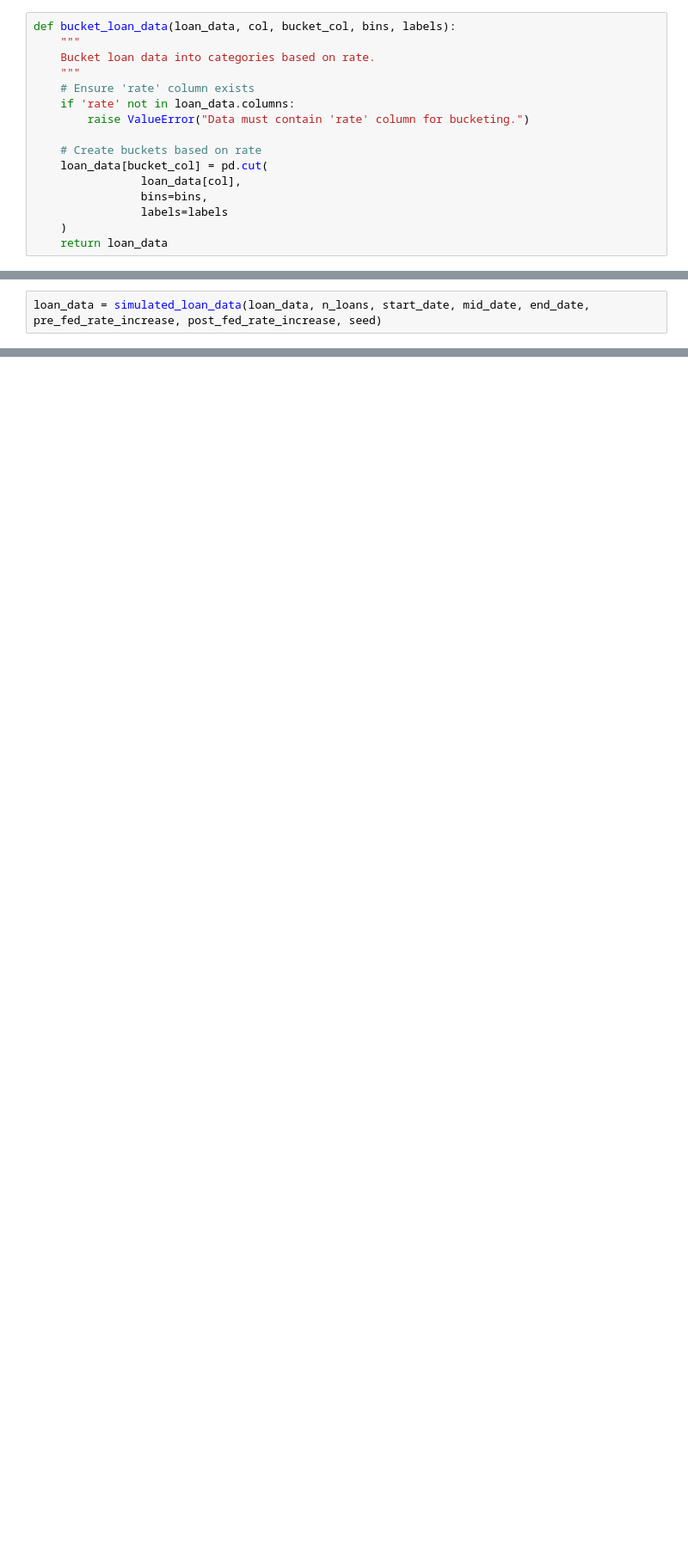
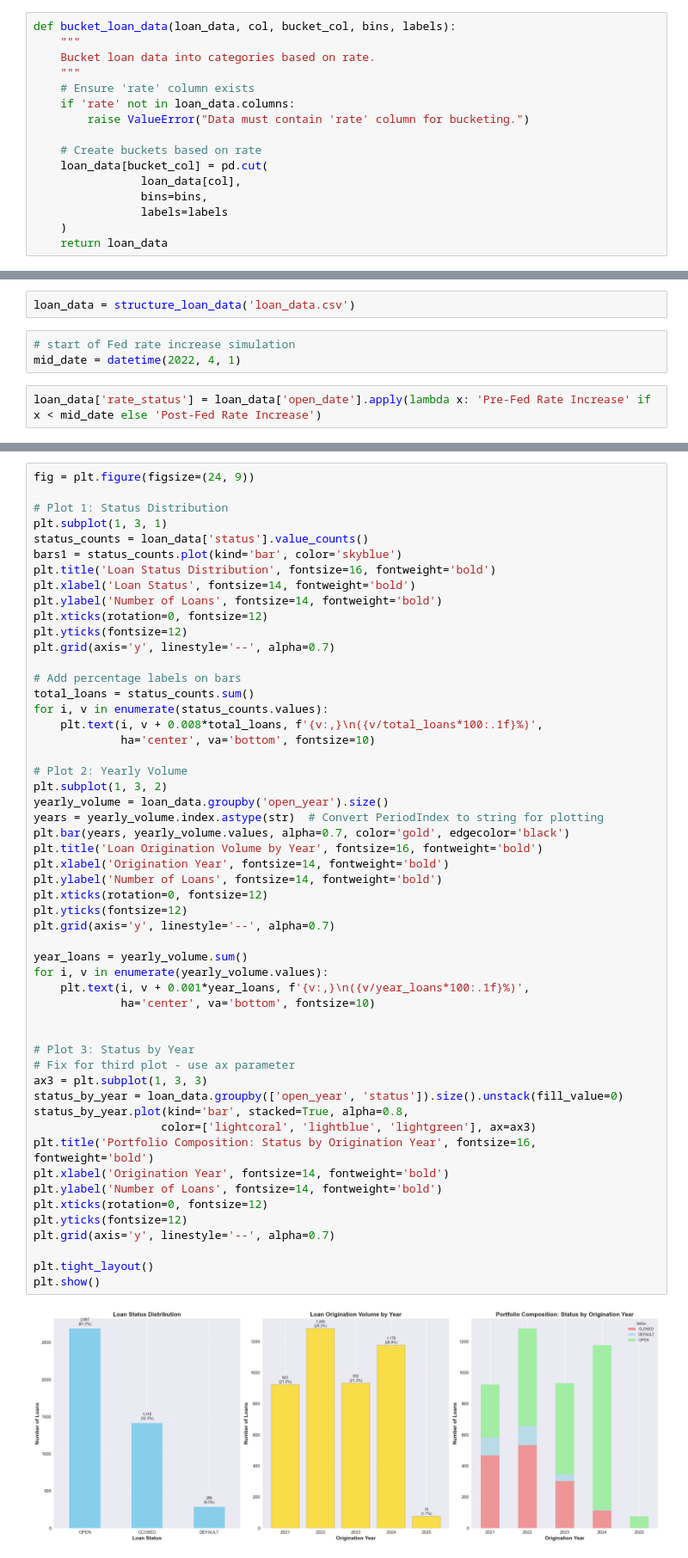
Before and after one commit to imoore99/SURVIVAL_RATE_ANALYSIS, a Jupyter notebook: SURVIVAL_RATE_ANALYSIS.ipynb, the cells around one changed output, grey strips where cells are left out. Shown at 86% size. Drawn from its saved outputs; the diff is of its cells as text; blank space fills up the shorter version.

Commit message:
Restructured for an actual loan portfoliopool. Created and ran initial survival rate analysis. Refactoring EDA.

```diff
--- a/SURVIVAL_RATE_ANALYSIS.ipynb
+++ b/SURVIVAL_RATE_ANALYSIS.ipynb
@@ -245,2 +57,0 @@ loan_data = pd.DataFrame(columns=['loan_id', 'open_date', 'credit_score', '6_mon
-# %%
-loan_data = simulated_loan_data(loan_data, n_loans, start_date, mid_date, end_date, pre_fed_rate_increase, post_fed_rate_increase, seed)
@@ -262,0 +130,7 @@ loan_data
+# %%
+loan_data = structure_loan_data('loan_data.csv')
+# %%
+# start of Fed rate increase simulation
+mid_date = datetime(2022, 4, 1)
+# %%
+loan_data['rate_status'] = loan_data['open_date'].apply(lambda x: 'Pre-Fed Rate Increase' if x < mid_date else 'Post-Fed Rate Increase')
@@ -262,0 +198,55 @@ loan_data
+# %%
+fig = plt.figure(figsize=(24, 9))
+
+# Plot 1: Status Distribution
+plt.subplot(1, 3, 1)
+status_counts = loan_data['status'].value_counts()
+bars1 = status_counts.plot(kind='bar', color='skyblue')
+plt.title('Loan Status Distribution', fontsize=16, fontweight='bold')
+plt.xlabel('Loan Status', fontsize=14, fontweight='bold')
+plt.ylabel('Number of Loans', fontsize=14, fontweight='bold')
+plt.xticks(rotation=0, fontsize=12)
+plt.yticks(fontsize=12)
+plt.grid(axis='y', linestyle='--', alpha=0.7)
+
+# Add percentage labels on bars
+total_loans = status_counts.sum()
+for i, v in enumerate(status_counts.values):
+    plt.text(i, v + 0.008*total_loans, f'{v:,}\n({v/total_loans*100:.1f}%)',
+             ha='center', va='bottom', fontsize=10)
+
+# Plot 2: Yearly Volume
+plt.subplot(1, 3, 2)
+yearly_volume = loan_data.groupby('open_year').size()
+years = yearly_volume.index.astype(str)  # Convert PeriodIndex to string for plotting
+plt.bar(years, yearly_volume.values, alpha=0.7, color='gold', edgecolor='black')
+plt.title('Loan Origination Volume by Year', fontsize=16, fontweight='bold')
+plt.xlabel('Origination Year', fontsize=14, fontweight='bold')
+plt.ylabel('Number of Loans', fontsize=14, fontweight='bold')
+plt.xticks(rotation=0, fontsize=12)
+plt.yticks(fontsize=12)
+plt.grid(axis='y', linestyle='--', alpha=0.7)
+
+year_loans = yearly_volume.sum()
+for i, v in enumerate(yearly_volume.values):
+    plt.text(i, v + 0.001*year_loans, f'{v:,}\n({v/year_loans*100:.1f}%)',
+             ha='center', va='bottom', fontsize=10)
+
+
+# Plot 3: Status by Year
+# Fix for third plot - use ax parameter
+ax3 = plt.subplot(1, 3, 3)
+status_by_year = loan_data.groupby(['open_year', 'status']).size().unstack(fill_value=0)
+status_by_year.plot(kind='bar', stacked=True, alpha=0.8,
+                   color=['lightcoral', 'lightblue', 'lightgreen'], ax=ax3)
+plt.title('Portfolio Composition: Status by Origination Year', fontsize=16, fontweight='bold')
+plt.xlabel('Origination Year', fontsize=14, fontweight='bold')
+plt.ylabel('Number of Loans', fontsize=14, fontweight='bold')
+plt.xticks(rotation=0, fontsize=12)
+plt.yticks(fontsize=12)
+plt.grid(axis='y', linestyle='--', alpha=0.7)
+
+plt.tight_layout()
+plt.show()
+# %% [output]
+[figure, added]
```
Also changed, not shown: parts of 43 cells of this notebook, 3 other files.
